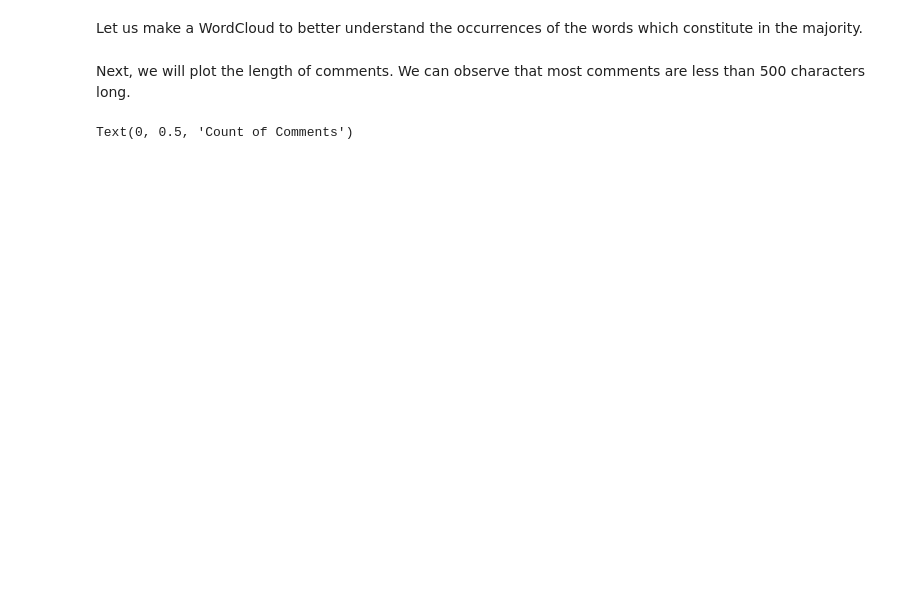
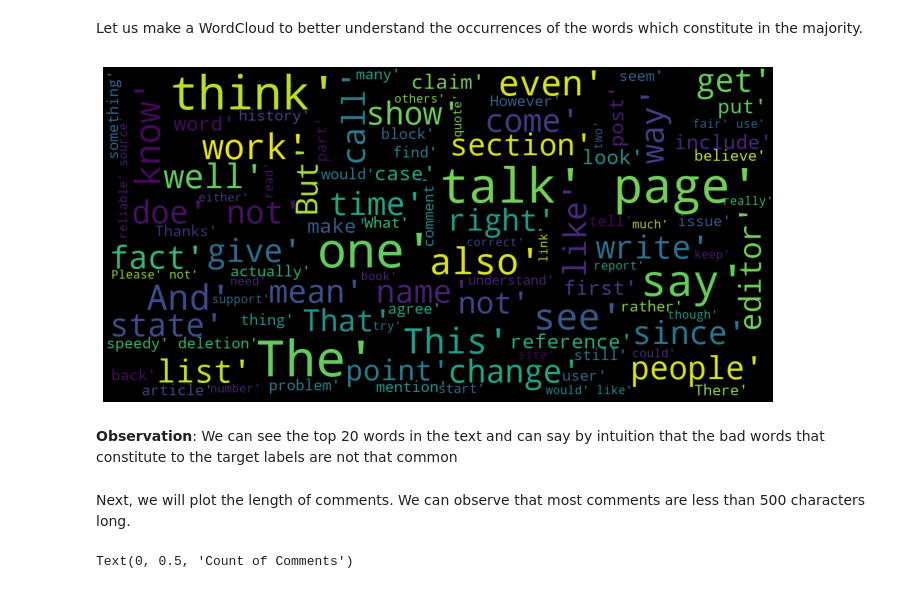
Before and after one commit to mayankchadha16/Why-so-Harsh, a Jupyter notebook: Clones.ipynb, the cells around one changed output. Saved outputs shown, nothing was run; the diff lists cells and outputs as text; code cells hidden in the pictures; blank space fills up the shorter version.

Commit message:
add Wordcloud and Preprocessing

```diff
--- a/Clones.ipynb
+++ b/Clones.ipynb
@@ -235,3 +268,28 @@ Let us make a WordCloud to better understand the occurrences of the words which
+# %%
+from wordcloud import WordCloud
+
+def show_wordcloud(data):
+    wordcloud = WordCloud(
+        background_color='black',
+        stopwords=modified_stop,
+        max_words=100,
+        max_font_size=30,
+        scale=3,
+        random_state=1)
+
+    wordcloud=wordcloud.generate(str(data))
+
+    fig = plt.figure(1, figsize=(12, 12))
+    plt.axis('off')
+
+    plt.imshow(wordcloud)
+    plt.show()
+
+show_wordcloud(corpus)
+# %% [output]
+[figure, added]
+# %% [markdown]
+**Observation**: We can see the top 20 words in the text and can say by intuition that the bad words that constitute to the target labels are not that common
 # %% [markdown]
 Next, we will plot the length of comments. We can observe that most comments are less than 500 characters long.
 # %%
```
Also changed, not shown: parts of 15 cells of this notebook.
